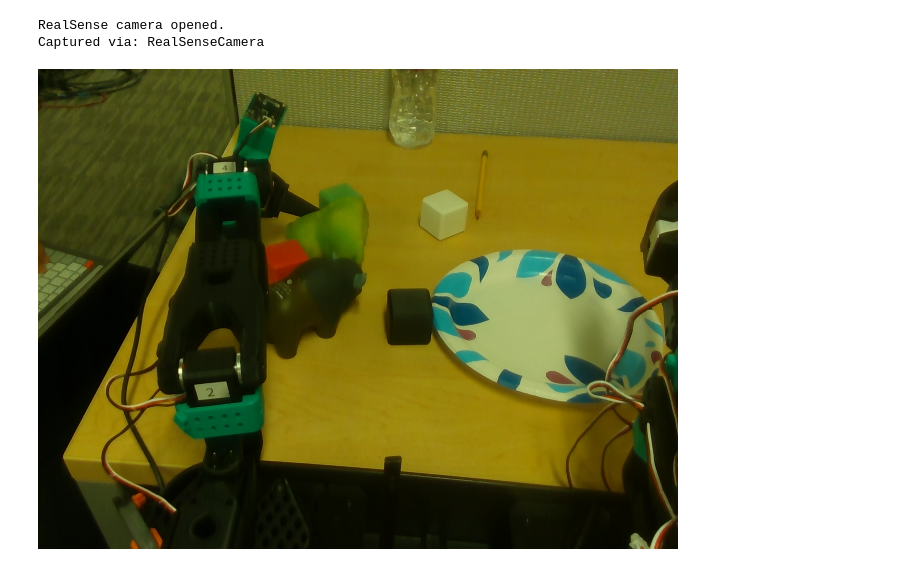
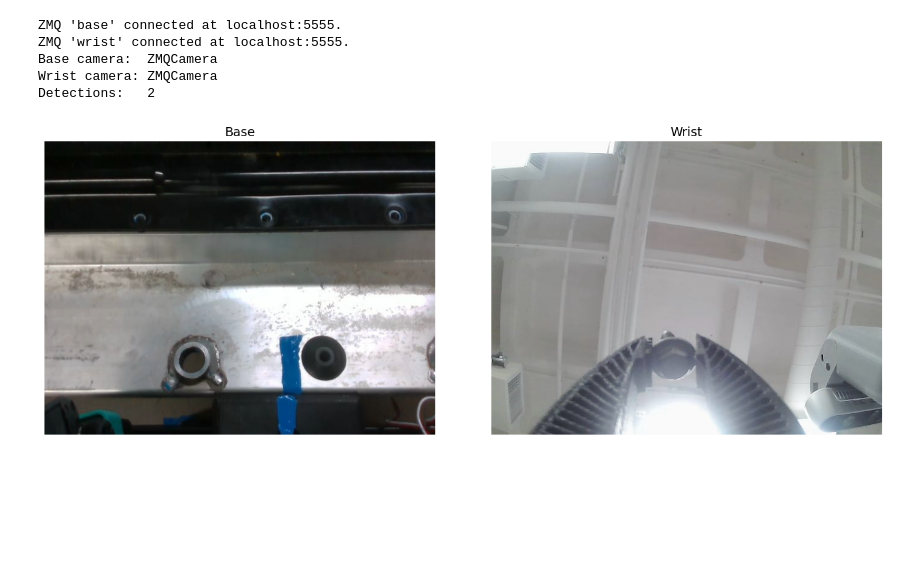
Before and after one commit to Minko82/xlerobot-pro, a Jupyter notebook: xle-pro-agent/_get_observation_test.ipynb, the cells around one changed output. Cells and saved outputs as stored; diff of their text form; code cells hidden in the pictures; blank space fills up the shorter version.

Commit message:
refactoring camera setups to allow zmq server for multiple consumers, catching camera read errors for dataset recording handling, using new zmq server

```diff
--- a/xle-pro-agent/_get_observation_test.ipynb
+++ b/xle-pro-agent/_get_observation_test.ipynb
@@ -193,22 +208,44 @@ def _get_observation(target_object: str = "screw", **kwargs: Any) -> dict[str, A
         ),
     }
 # %%
-from IPython.display import display, Image
+import matplotlib.pyplot as plt
+import matplotlib.image as mpimg
 from base64 import b64decode
+from PIL import Image as PILImage
+import io
 
-# 1. Get the observation
 obs = _get_observation(target_object="screw")
 
-# 2. Extract and decode the base64 string
+if obs["error"]:
+    print(f"Warning: {obs['error']}")
+
+print(f"Base camera:  {obs['camera_info']['base']}")
+print(f"Wrist camera: {obs['camera_info']['wrist']}")
+print(f"Detections:   {obs['count']}")
+
+# Decode whichever frames came back
+frames = {}
 if obs["frame_b64"]:
-    image_data = b64decode(obs["frame_b64"])
+    frames["Base"] = PILImage.open(io.BytesIO(b64decode(obs["frame_b64"])))
+if obs["wrist_frame_b64"]:
+    frames["Wrist"] = PILImage.open(io.BytesIO(b64decode(obs["wrist_frame_b64"])))
 
-    # 3. Display it
-    print(f"Captured via: {obs['camera_info']}")
-    display(Image(data=image_data))
+if frames:
+    fig, axes = plt.subplots(1, len(frames), figsize=(7 * len(frames), 5))
+    if len(frames) == 1:
+        axes = [axes]
+    for ax, (label, img) in zip(axes, frames.items()):
+        ax.imshow(img)
+        ax.set_title(label, fontsize=14)
+        ax.axis("off")
+    plt.tight_layout()
+    plt.show()
 else:
-    print(f"Error: {obs['error']}")
+    print("No frames captured.")
 # %% [output]
-RealSense camera opened.
-Captured via: RealSenseCamera
+ZMQ 'base' connected at localhost:5555.
+ZMQ 'wrist' connected at localhost:5555.
+Base camera:  ZMQCamera
+Wrist camera: ZMQCamera
+Detections:   2
-[figure, old version]
+[figure, new version]
```
Also changed, not shown: parts of 2 cells of this notebook, 18 other files.
